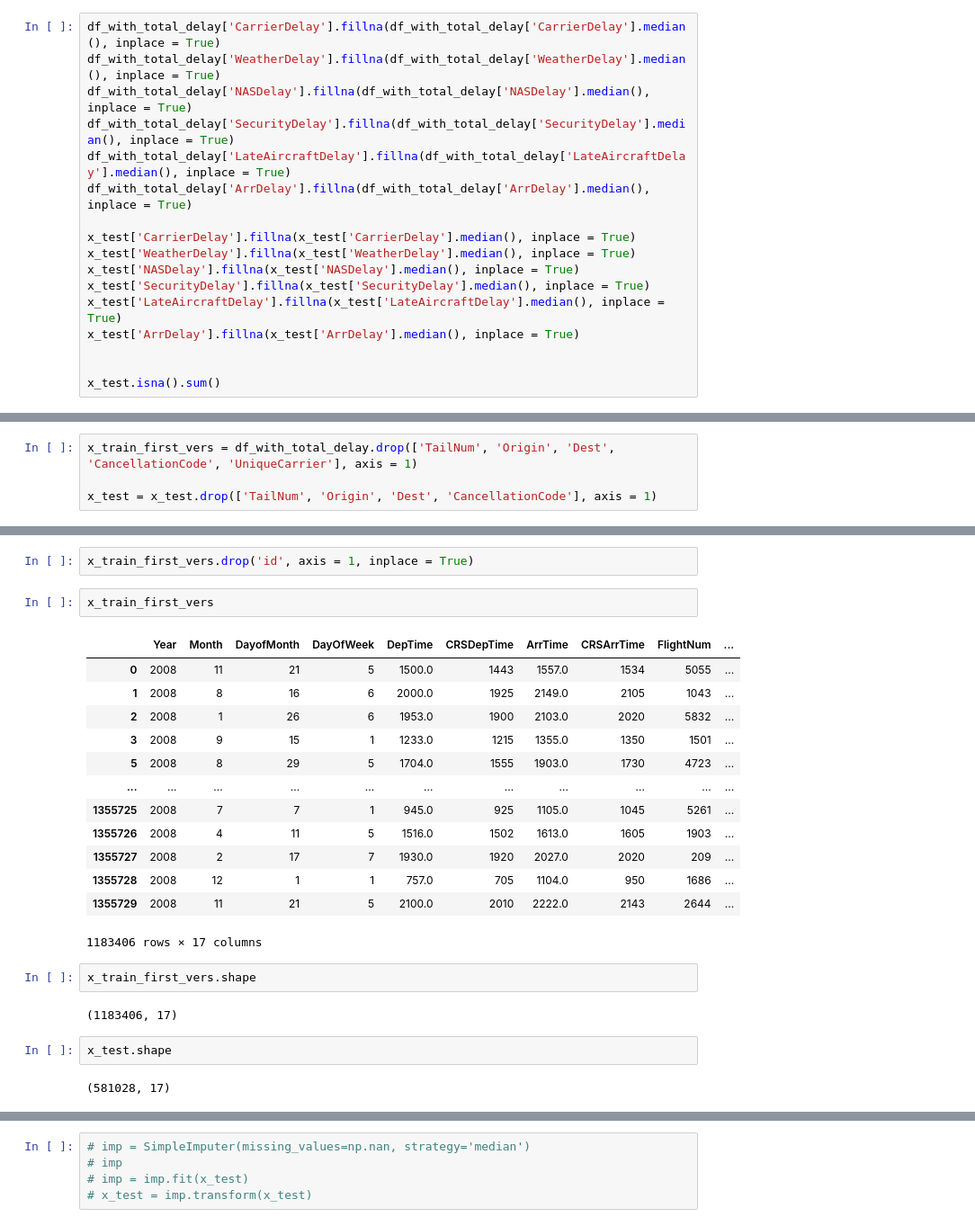
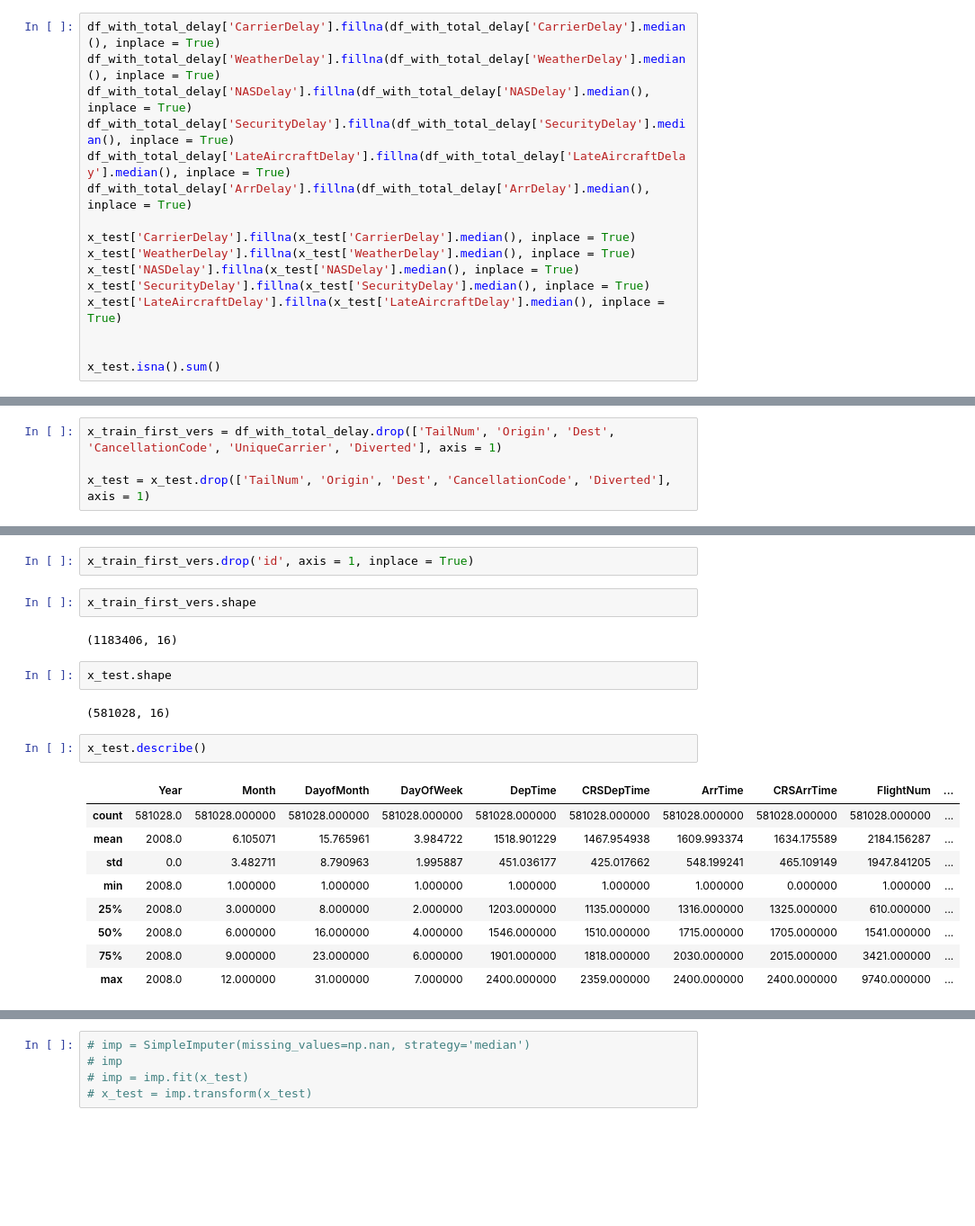
Before and after one commit to jokkojja/steps_in_data, a Jupyter notebook: try_to_kaggle.ipynb, the cells around one changed output, grey strips where cells are left out. Shown: that part at 90% size. Saved outputs shown, nothing was run; the diff lists cells and outputs as text; blank space fills up the shorter version.

```diff
--- a/try_to_kaggle.ipynb
+++ b/try_to_kaggle.ipynb
@@ -190,7 +210,6 @@ x_test['WeatherDelay'].fillna(x_test['WeatherDelay'].median(), inplace = True)
 x_test['NASDelay'].fillna(x_test['NASDelay'].median(), inplace = True)
 x_test['SecurityDelay'].fillna(x_test['SecurityDelay'].median(), inplace = True)
 x_test['LateAircraftDelay'].fillna(x_test['LateAircraftDelay'].median(), inplace = True)
-x_test['ArrDelay'].fillna(x_test['ArrDelay'].median(), inplace = True)
 
 
 x_test.isna().sum()
@@ -426,6 +460,6 @@ Data columns (total 22 columns):
 dtypes: float64(8), int64(10), object(4)
 memory usage: 207.7+ MB
 # %%
-x_train_first_vers = df_with_total_delay.drop(['TailNum', 'Origin', 'Dest', 'CancellationCode', 'UniqueCarrier'], axis = 1)
+x_train_first_vers = df_with_total_delay.drop(['TailNum', 'Origin', 'Dest', 'CancellationCode', 'UniqueCarrier', 'Diverted'], axis = 1)
 
-x_test = x_test.drop(['TailNum', 'Origin', 'Dest', 'CancellationCode'], axis = 1)
+x_test = x_test.drop(['TailNum', 'Origin', 'Dest', 'CancellationCode', 'Diverted'], axis = 1)
@@ -462,29 +495,25 @@ y_train_first_vers = x_train_first_vers.merge(y_train, on = 'id')
 y_train_first_vers = y_train_first_vers['DelayTime']
 # %%
 x_train_first_vers.drop('id', axis = 1, inplace = True)
-# %%
-x_train_first_vers
-# %% [output]
-|  | Year | Month | DayofMonth | DayOfWeek | DepTime | CRSDepTime | ArrTime | CRSArrTime | FlightNum | ... |
-| 0 | 2008 | 11 | 21 | 5 | 1500.0 | 1443 | 1557.0 | 1534 | 5055 | ... |
-| 1 | 2008 | 8 | 16 | 6 | 2000.0 | 1925 | 2149.0 | 2105 | 1043 | ... |
-| 2 | 2008 | 1 | 26 | 6 | 1953.0 | 1900 | 2103.0 | 2020 | 5832 | ... |
-| 3 | 2008 | 9 | 15 | 1 | 1233.0 | 1215 | 1355.0 | 1350 | 1501 | ... |
-| 5 | 2008 | 8 | 29 | 5 | 1704.0 | 1555 | 1903.0 | 1730 | 4723 | ... |
-| ... | ... | ... | ... | ... | ... | ... | ... | ... | ... | ... |
-| 1355725 | 2008 | 7 | 7 | 1 | 945.0 | 925 | 1105.0 | 1045 | 5261 | ... |
-| 1355726 | 2008 | 4 | 11 | 5 | 1516.0 | 1502 | 1613.0 | 1605 | 1903 | ... |
-| 1355727 | 2008 | 2 | 17 | 7 | 1930.0 | 1920 | 2027.0 | 2020 | 209 | ... |
-| 1355728 | 2008 | 12 | 1 | 1 | 757.0 | 705 | 1104.0 | 950 | 1686 | ... |
-| 1355729 | 2008 | 11 | 21 | 5 | 2100.0 | 2010 | 2222.0 | 2143 | 2644 | ... |
-1183406 rows × 17 columns
 # %%
 x_train_first_vers.shape
 # %% [output]
-(1183406, 17)
+(1183406, 16)
 # %%
 x_test.shape
 # %% [output]
-(581028, 17)
+(581028, 16)
+# %%
+x_test.describe()
+# %% [output]
+|  | Year | Month | DayofMonth | DayOfWeek | DepTime | CRSDepTime | ArrTime | CRSArrTime | FlightNum | ... |
+| count | 581028.0 | 581028.000000 | 581028.000000 | 581028.000000 | 581028.000000 | 581028.000000 | 581028.000000 | 581028.000000 | 581028.000000 | ... |
+| mean | 2008.0 | 6.105071 | 15.765961 | 3.984722 | 1518.901229 | 1467.954938 | 1609.993374 | 1634.175589 | 2184.156287 | ... |
+| std | 0.0 | 3.482711 | 8.790963 | 1.995887 | 451.036177 | 425.017662 | 548.199241 | 465.109149 | 1947.841205 | ... |
+| min | 2008.0 | 1.000000 | 1.000000 | 1.000000 | 1.000000 | 1.000000 | 1.000000 | 0.000000 | 1.000000 | ... |
+| 25% | 2008.0 | 3.000000 | 8.000000 | 2.000000 | 1203.000000 | 1135.000000 | 1316.000000 | 1325.000000 | 610.000000 | ... |
+| 50% | 2008.0 | 6.000000 | 16.000000 | 4.000000 | 1546.000000 | 1510.000000 | 1715.000000 | 1705.000000 | 1541.000000 | ... |
+| 75% | 2008.0 | 9.000000 | 23.000000 | 6.000000 | 1901.000000 | 1818.000000 | 2030.000000 | 2015.000000 | 3421.000000 | ... |
+| max | 2008.0 | 12.000000 | 31.000000 | 7.000000 | 2400.000000 | 2359.000000 | 2400.000000 | 2400.000000 | 9740.000000 | ... |
 # %%
 # kf = KFold(n_splits=5, shuffle=True, random_state=241)
```
Also changed, not shown: parts of 13 cells of this notebook.
